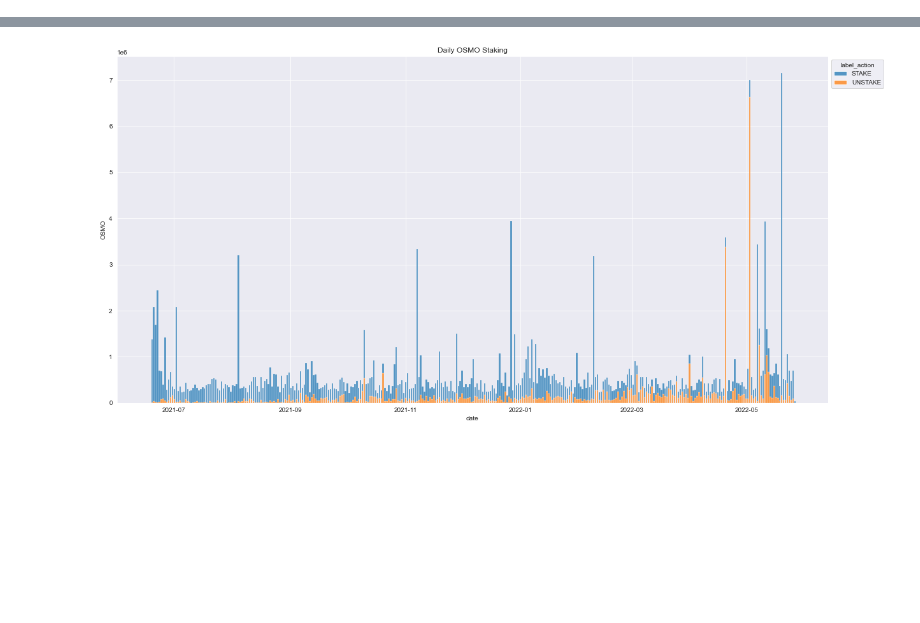
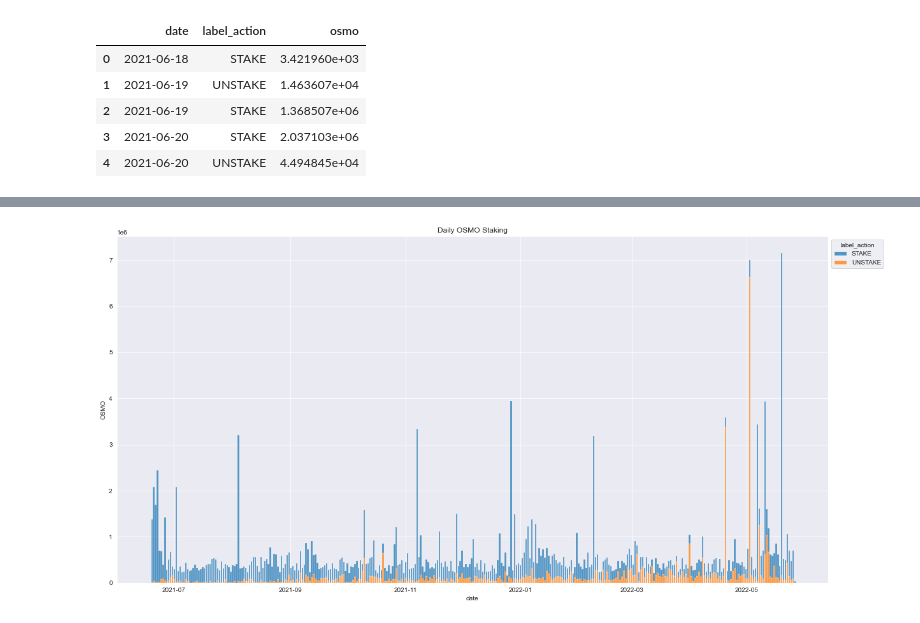
Before and after one commit to MeiLiing/flipside_bounties, a Jupyter notebook: osmosis_bounties/osmosis.ipynb, the cells around one changed output, grey strips where cells are left out. Cells and saved outputs as stored; diff of their text form; code cells hidden in the pictures; blank space fills up the shorter version.

```diff
--- a/osmosis_bounties/osmosis.ipynb
+++ b/osmosis_bounties/osmosis.ipynb
@@ -4,0 +59,18 @@ import seaborn as sns
+# %%
+import pandas as pd
+
+flip_results = 'https://node-api.flipsidecrypto.com/api/v2/queries/eb582ce9-3ade-46fe-b1d4-610c39ab82eb/data/latest'
+
+df_flip = pd.read_json(flip_results)\
+    .sort_values(by='DATE', ascending=True)\
+    .reset_index(drop=True)
+df_flip.columns = df_flip.columns.str.lower()
+
+df_flip.head()
+# %% [output]
+|  | date | label_action | osmo |
+| 0 | 2021-06-18 | STAKE | 3.421960e+03 |
+| 1 | 2021-06-19 | UNSTAKE | 1.463607e+04 |
+| 2 | 2021-06-19 | STAKE | 1.368507e+06 |
+| 3 | 2021-06-20 | STAKE | 2.037103e+06 |
+| 4 | 2021-06-20 | UNSTAKE | 4.494845e+04 |
```
Also changed, not shown: parts of 17 cells of this notebook.
